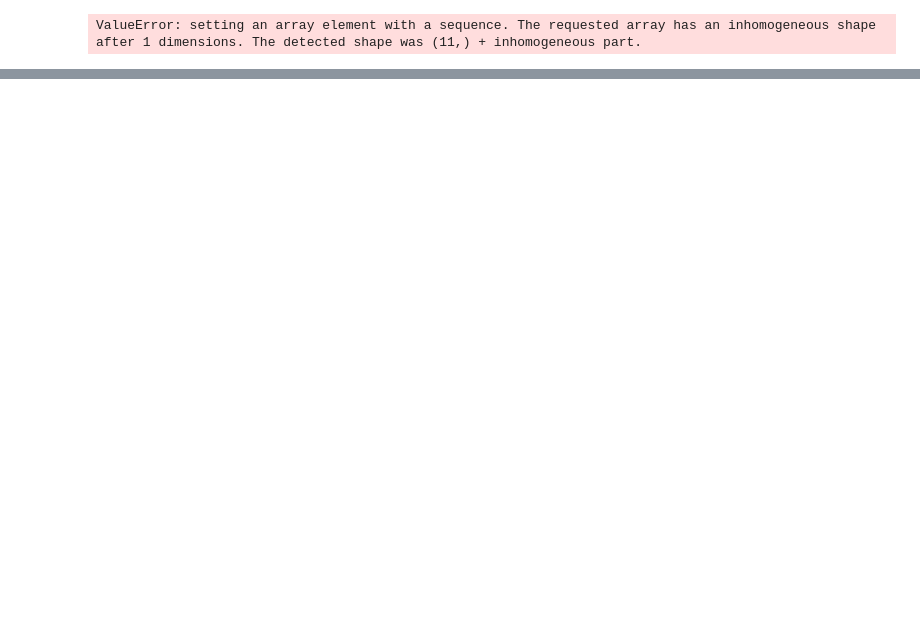
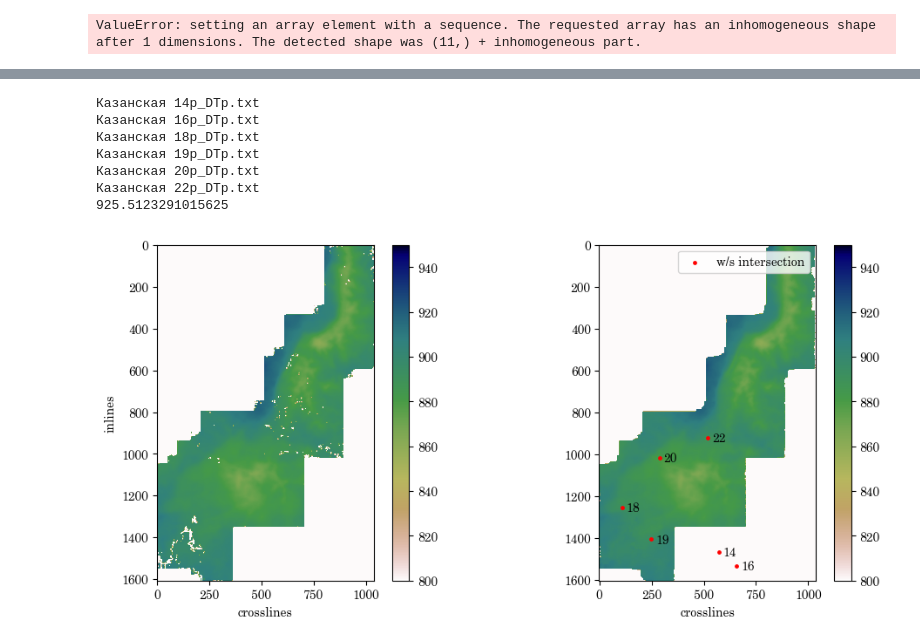
Before and after one commit to grxoxl/inversion, a Jupyter notebook: acoustic_inversion/kazan_data/data_preparation.ipynb, the cells around one changed output, grey strips where cells are left out. Drawn from its saved outputs; the diff is of its cells as text; code cells hidden in the pictures; blank space fills up the shorter version.

```diff
--- a/acoustic_inversion/kazan_data/data_preparation.ipynb
+++ b/acoustic_inversion/kazan_data/data_preparation.ipynb
@@ -578 +552,9 @@ matrix([[2262.],
+# %%
+
+for i in range(dir_df.shape[0]):
+    wells[i].data_decimated["inline"] = inlines[i]
+    wells[i].data_decimated["crossline"] = crosslines[i]
+
+    wells[i].data["inline"] = inlines[i]
+    wells[i].data["crossline"] = crosslines[i]
 # %%
@@ -655,0 +660,44 @@ for k in tqdm(range(7)):
+# %%
+path_f = r"C:\Users\Владислав\Desktop\kazan\horizons_interp_folder"
+files = sorted(os.listdir(path_f))
+
+# Create a list to store the arrays
+surfaces_i = []
+# Iterate through the files and load each array
+for file in files:
+    surfaces_i.append(np.load(os.path.join(path_f, file)))
+# %%
+num = 5
+plt.figure(figsize = (12 ,5))
+plt.subplot(121)
+plt.imshow(surfaces[num], cmap = "gist_earth_r", clim = [800, 950])
+plt.xlabel("crosslines")
+plt.ylabel("inlines")
+plt.colorbar()
+
+plt.subplot(122)
+plt.imshow(surfaces_i[num], cmap = "gist_earth_r", clim = [800, 950])
+plt.colorbar()
+plt.xlabel("crosslines")
+
+plt.scatter([wells[i].data_decimated["crossline"] for i in range(dir_df.shape[0])],
+            [wells[i].data_decimated["inline"] for i in range(dir_df.shape[0])],
+            s = 6, c = "red", label = "w/s intersection")
+for i in range(dir_df.shape[0]):
+    plt.text(wells[i].data_decimated["crossline"]+20,
+            wells[i].data_decimated["inline"]+20,
+            wells[i].index)
+    print(wells[i].name_dtp)
+
+plt.legend()
+
+print(np.max(surfaces_i[num]))
+# %% [output]
+Казанская 14р_DTp.txt
+Казанская 16р_DTp.txt
+Казанская 18р_DTp.txt
+Казанская 19р_DTp.txt
+Казанская 20р_DTp.txt
+Казанская 22р_DTp.txt
+925.5123291015625
+[figure, added]
```
Also changed, not shown: parts of 30 cells of this notebook, 2 other files.
